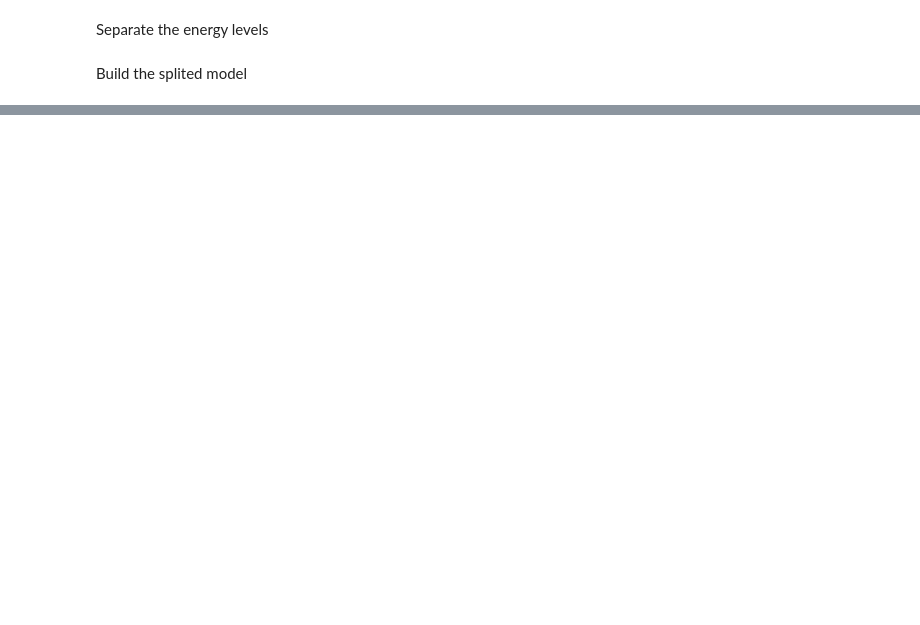
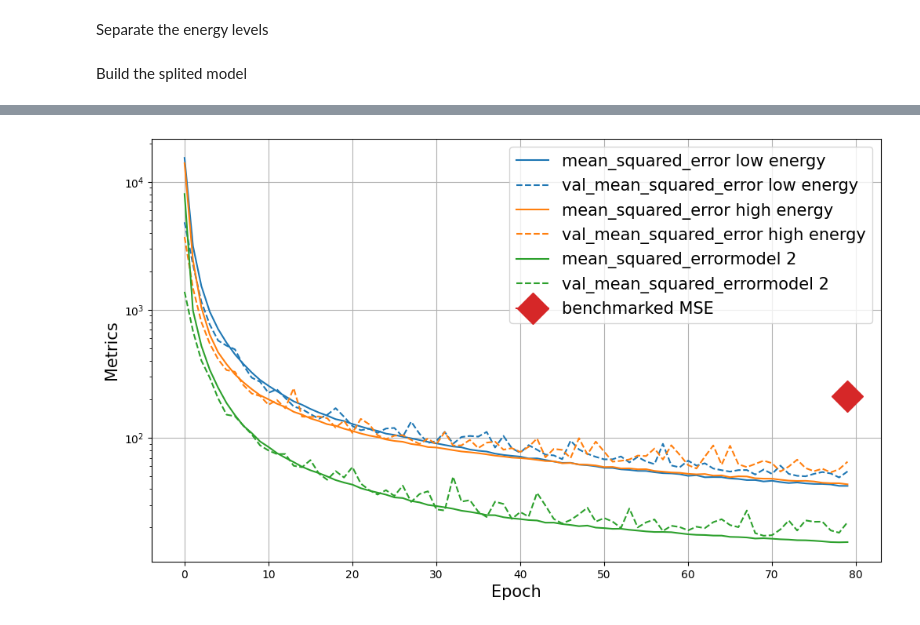
Before and after one commit to adam-eva/dampe-calorimeter, a Jupyter notebook: DataLoading.ipynb, the cells around one changed output, grey strips where cells are left out. Drawn from its saved outputs; the diff is of its cells as text; code cells hidden in the pictures; blank space fills up the shorter version.

```diff
--- a/DataLoading.ipynb
+++ b/DataLoading.ipynb
@@ -203,7 +267,15 @@ if save_models:
     save_model(model_high, 'model_high')
     save_model_history(history_high, 'model_high')
 # %%
-plot_model_history([history_low,history_high],loglevel=True, savefig=True, figname='history_split', label_str=['_low_energy', '_high_energy']);
+plot_model_history(
+    [history_low,history_high,history2],
+    loglevel=True, savefig=True,
+    figname='history_split2',
+    label_str=[' low energy', ' high energy', 'model 2'],
+    bme=bme
+);
+# %% [output]
+[figure, added]
 # %%
 plot_energy(sorted_dic, loglevel=False, figname='energy.png');
 plot_energy(sorted_dic, loglevel=True, figname ='energy_log.png');
```
Also changed, not shown: parts of 12 cells of this notebook, 9 other files.
